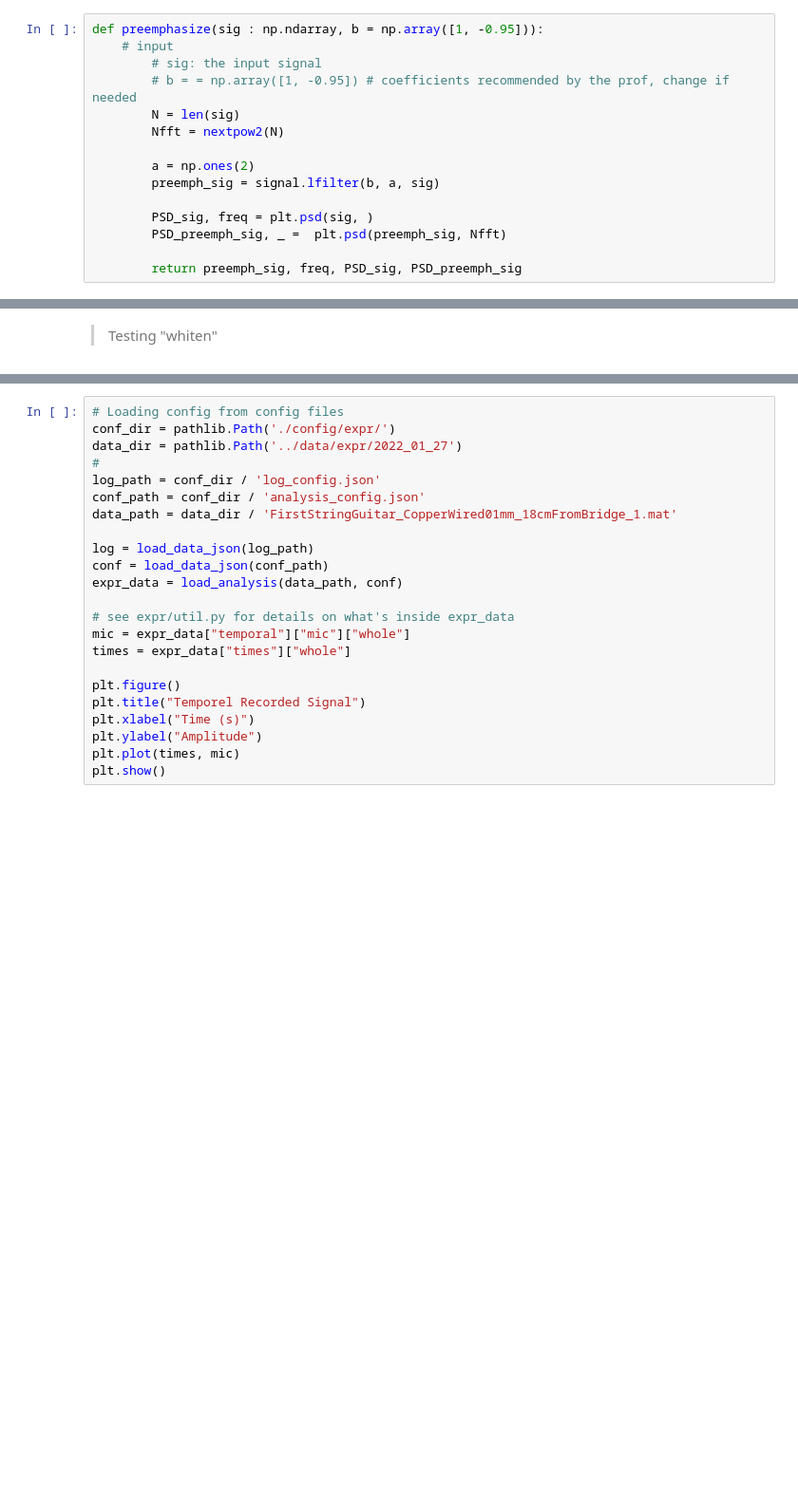
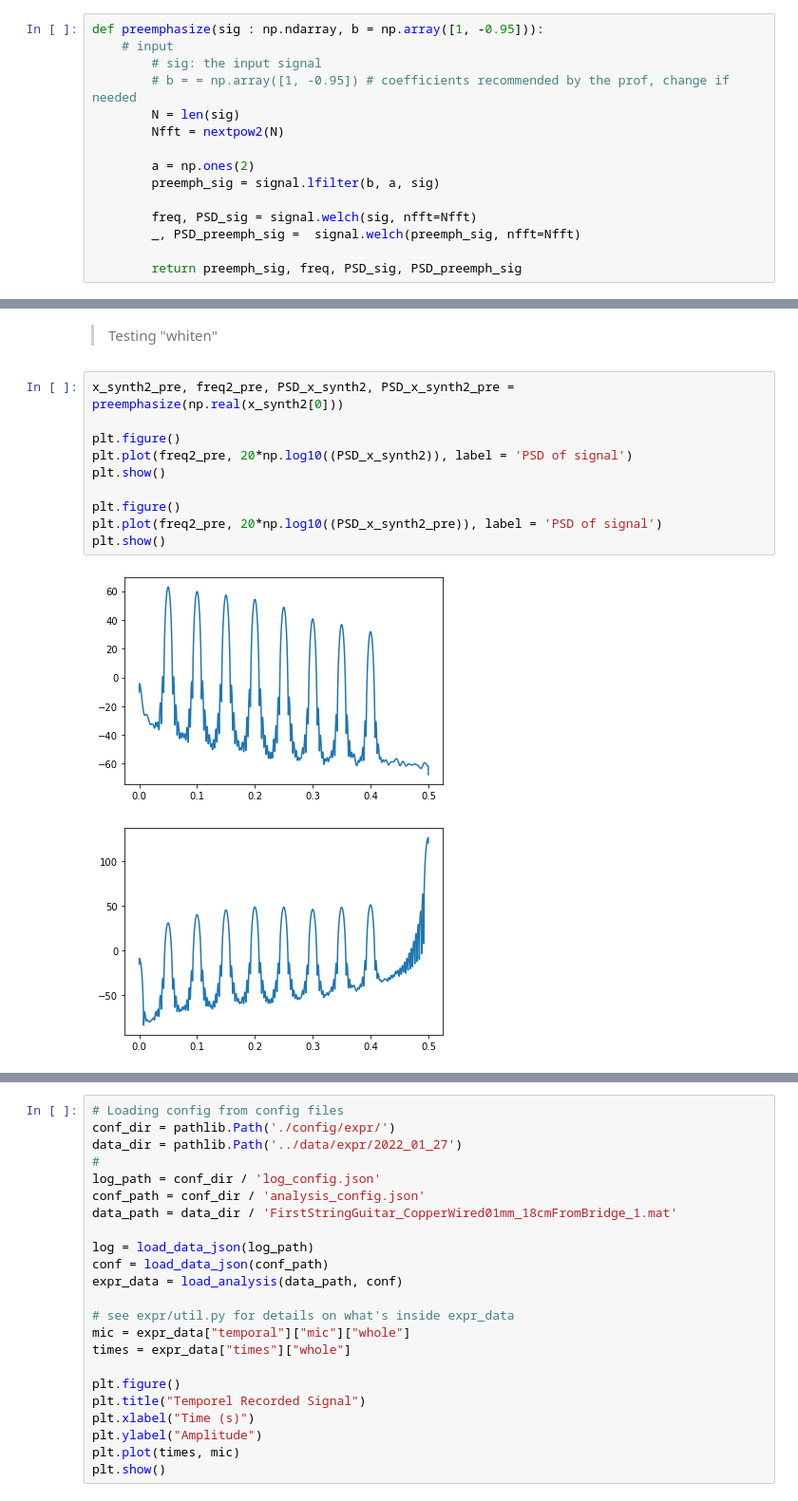
Before and after one commit to piptouque/atiam_pam_hrparam, a Jupyter notebook: source/hr_roy.ipynb, the cells around one changed output, grey strips where cells are left out. Shown at 95% size. Cells and saved outputs as stored; diff of their text form; blank space fills up the shorter version.

```diff
--- a/source/hr_roy.ipynb
+++ b/source/hr_roy.ipynb
@@ -290,8 +290,8 @@ def preemphasize(sig : np.ndarray, b = np.array([1, -0.95])):
         a = np.ones(2)
         preemph_sig = signal.lfilter(b, a, sig)
 
-        PSD_sig, freq = plt.psd(sig, )
-        PSD_preemph_sig, _ =  plt.psd(preemph_sig, Nfft)
+        freq, PSD_sig = signal.welch(sig, nfft=Nfft)
+        _, PSD_preemph_sig =  signal.welch(preemph_sig, nfft=Nfft)
 
         return preemph_sig, freq, PSD_sig, PSD_preemph_sig
 # %% [markdown]
@@ -392,6 +392,19 @@ def whiten(x : np.ndarray, smoothing_order : int, AR_order : int): # add input??
     return x_white, freq, PSD_x, PSD_noise, PSD_x_white, PSD_noise_white
 # %% [markdown]
 > Testing "whiten"
+# %%
+x_synth2_pre, freq2_pre, PSD_x_synth2, PSD_x_synth2_pre = preemphasize(np.real(x_synth2[0]))
+
+plt.figure()
+plt.plot(freq2_pre, 20*np.log10((PSD_x_synth2)), label = 'PSD of signal')
+plt.show()
+
+plt.figure()
+plt.plot(freq2_pre, 20*np.log10((PSD_x_synth2_pre)), label = 'PSD of signal')
+plt.show()
+# %% [output]
+[figure, added]
+[figure, added]
 # %%
 x_white2, freq2_norm, PSD_x2, PSD_noise2, PSD_x_white2, PSD_noise_white2 = whiten(np.real(x_synth2[0]), 200, 15)
 
```
Also changed, not shown: parts of 16 cells of this notebook.
